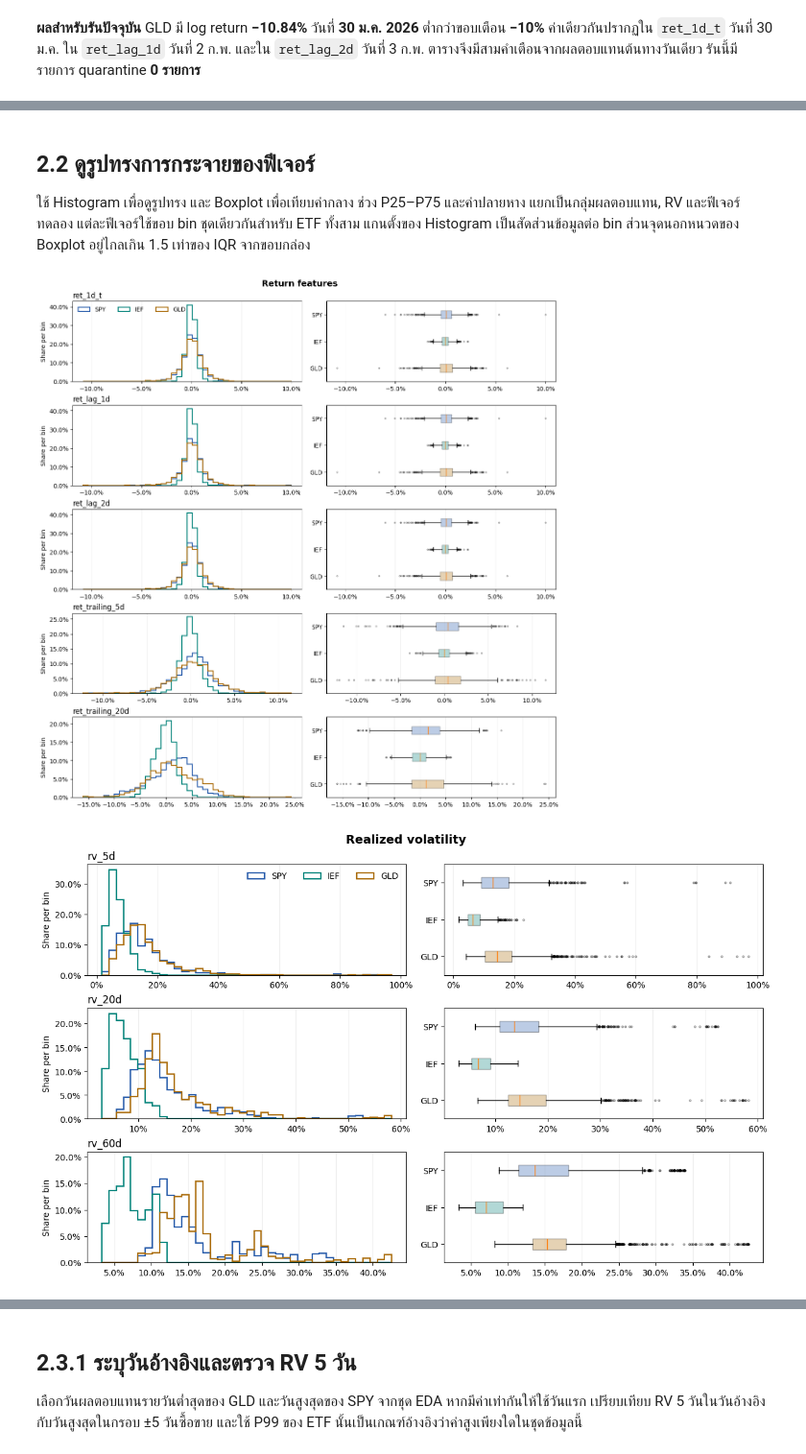
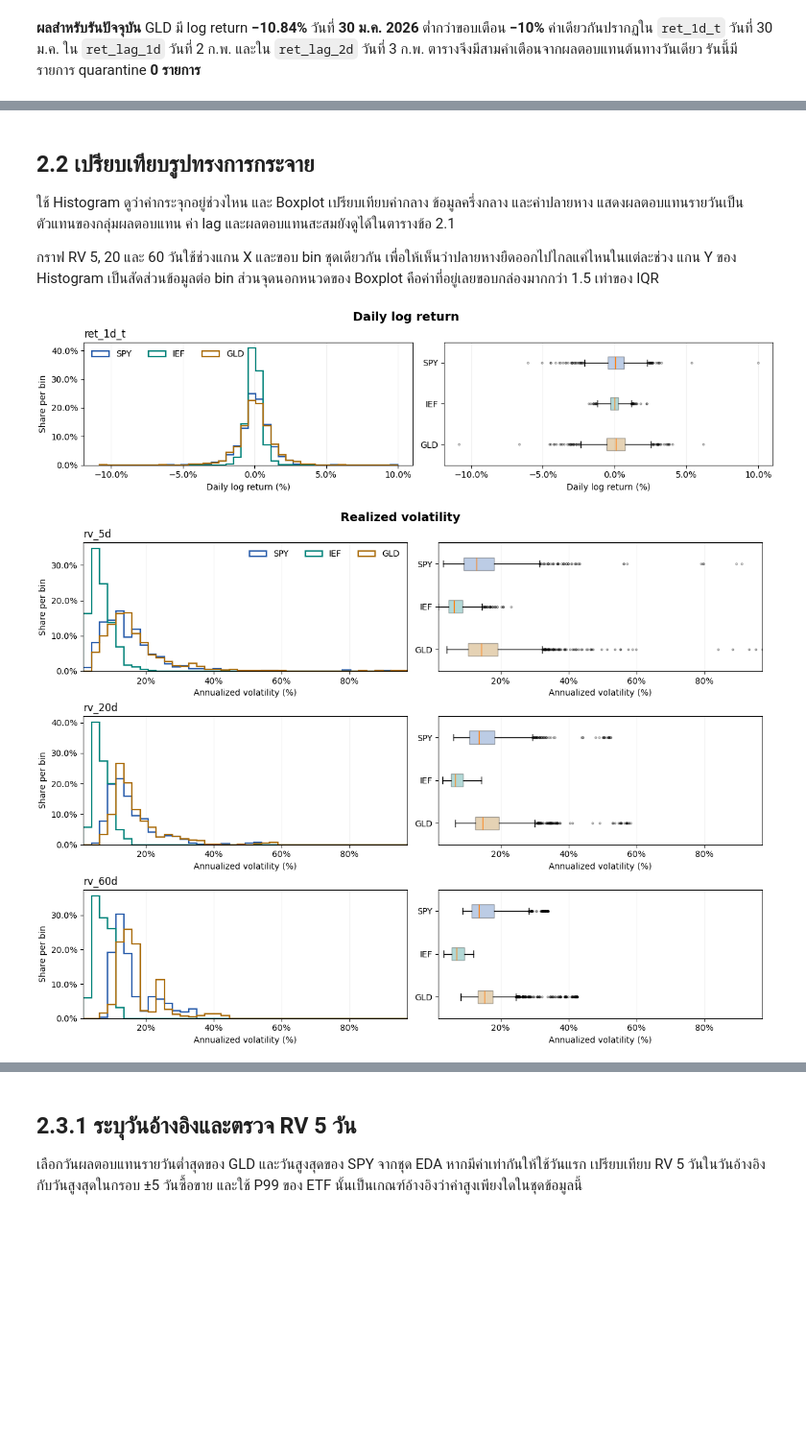
Before and after one commit to 01aptx01/datasci-and-dataen-project, a Jupyter notebook: notebooks/02_eda_features.ipynb, the cells around one changed output, grey strips where cells are left out. Shown at 96% size. Cells and saved outputs as stored; diff of their text form; code cells hidden in the pictures; blank space fills up the shorter version.

```diff
--- a/notebooks/02_eda_features.ipynb
+++ b/notebooks/02_eda_features.ipynb
@@ -268,7 +276,9 @@ display(feature_statistics.round(4))
 # %% [markdown]
-## 2.2 ดูรูปทรงการกระจายของฟีเจอร์
+## 2.2 เปรียบเทียบรูปทรงการกระจาย
 
-ใช้ Histogram เพื่อดูรูปทรง และ Boxplot เพื่อเทียบค่ากลาง ช่วง P25–P75 และค่าปลายหาง แยกเป็นกลุ่มผลตอบแทน, RV และฟีเจอร์ทดลอง แต่ละฟีเจอร์ใช้ขอบ bin ชุดเดียวกันสำหรับ ETF ทั้งสาม แกนตั้งของ Histogram เป็นสัดส่วนข้อมูลต่อ bin ส่วนจุดนอกหนวดของ Boxplot อยู่ไกลเกิน 1.5 เท่าของ IQR จากขอบกล่อง
+ใช้ Histogram ดูว่าค่ากระจุกอยู่ช่วงไหน และ Boxplot เปรียบเทียบค่ากลาง ข้อมูลครึ่งกลาง และค่าปลายหาง แสดงผลตอบแทนรายวันเป็นตัวแทนของกลุ่มผลตอบแทน ค่า lag และผลตอบแทนสะสมยังดูได้ในตารางข้อ 2.1
+
+กราฟ RV 5, 20 และ 60 วันใช้ช่วงแกน X และขอบ bin ชุดเดียวกัน เพื่อให้เห็นว่าปลายหางยืดออกไปไกลแค่ไหนในแต่ละช่วง แกน Y ของ Histogram เป็นสัดส่วนข้อมูลต่อ bin ส่วนจุดนอกหนวดของ Boxplot คือค่าที่อยู่เลยขอบกล่องมากกว่า 1.5 เท่าของ IQR
 # %%
 import matplotlib.pyplot as plt
 from matplotlib.ticker import PercentFormatter
@@ -276,14 +286,19 @@ from matplotlib.ticker import PercentFormatter
 ticker_order = ["SPY", "IEF", "GLD"]
 ticker_colors = {"SPY": "#2459a9", "IEF": "#008178", "GLD": "#a96a08"}
 feature_groups = {
-    "Return features": core_columns[:5],
+    "Daily log return": ["ret_1d_t"],
     "Realized volatility": core_columns[5:],
     "Experimental features": experimental_columns,
 }
 
+rv_columns = feature_groups["Realized volatility"]
+rv_values = eda_features[rv_columns].to_numpy(dtype=float)
+rv_edges = np.histogram_bin_edges(rv_values[np.isfinite(rv_values)], bins=40)
+
 for group, columns in feature_groups.items():
     fig, axes = plt.subplots(
-        len(columns), 2, figsize=(12, 2.45 * len(columns)), layout="constrained"
+        len(columns), 2, figsize=(12, max(3, 2.95 * len(columns))),
+        layout="constrained", squeeze=False
     )
     fig.suptitle(group, fontsize=14, fontweight="bold")
 
@@ -292,34 +307,49 @@ for group, columns in feature_groups.items():
             eda_features.loc[eda_features["ticker"].eq(ticker), column].dropna().to_numpy()
             for ticker in ticker_order
         ]
-        edges = np.histogram_bin_edges(np.concatenate(values), bins=40)
+        edges = (
+            rv_edges if column in rv_columns
+            else np.histogram_bin_edges(np.concatenate(values), bins=40)
+        )
         for ticker, sample in zip(ticker_order, values):
+            if not sample.size:
+                continue
             hist_ax.hist(
                 sample, bins=edges, weights=np.full(sample.size, 1 / sample.size),
                 histtype="step", linewidth=1.6, color=ticker_colors[ticker], label=ticker,
             )
         hist_ax.set_title(column, loc="left")
         hist_ax.yaxis.set_major_formatter(PercentFormatter(1))
         hist_ax.set_ylabel("Share per bin")
 
         boxes = box_ax.boxplot(
             values, vert=False, patch_artist=True,
             flierprops={"markersize": 2, "alpha": 0.4},
         )
         for ticker, box in zip(ticker_order, boxes["boxes"]):
             box.set_facecolor(ticker_colors[ticker])
             box.set_alpha(0.3)
         box_ax.set_yticks(range(1, len(ticker_order) + 1), ticker_order)
         box_ax.invert_yaxis()
+        if column in rv_columns:
+            hist_ax.set_xlim(rv_edges[0], rv_edges[-1])
         box_ax.set_xlim(hist_ax.get_xlim())
+        unit = (
+            "Annualized volatility (%)" if column in rv_columns
+            else "Daily log return (%)" if column == "ret_1d_t"
+            else "RSI (0 to 100)" if column == "rsi_14d"
+            else "Bollinger Band Width (%)"
+        )
+        hist_ax.set_xlabel(unit)
+        box_ax.set_xlabel(unit)
         for ax in (hist_ax, box_ax):
             ax.grid(axis="x", alpha=0.2)
             if column != "rsi_14d":
                 ax.xaxis.set_major_formatter(PercentFormatter(1))
 
     axes[0, 0].legend(frameon=False, ncols=3)
     plt.show()
     plt.close(fig)
 # %% [output]
-[figure, old version]
+[figure, new version]
-[figure, old version]
+[figure, new version]
```
Also changed, not shown: parts of 13 cells of this notebook.
